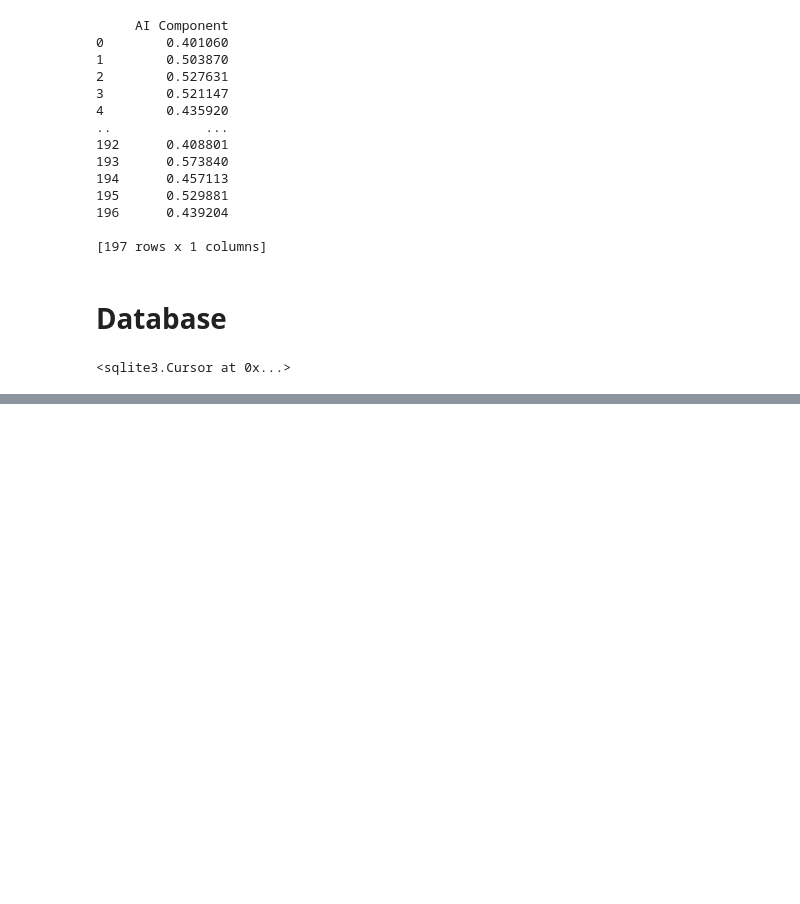
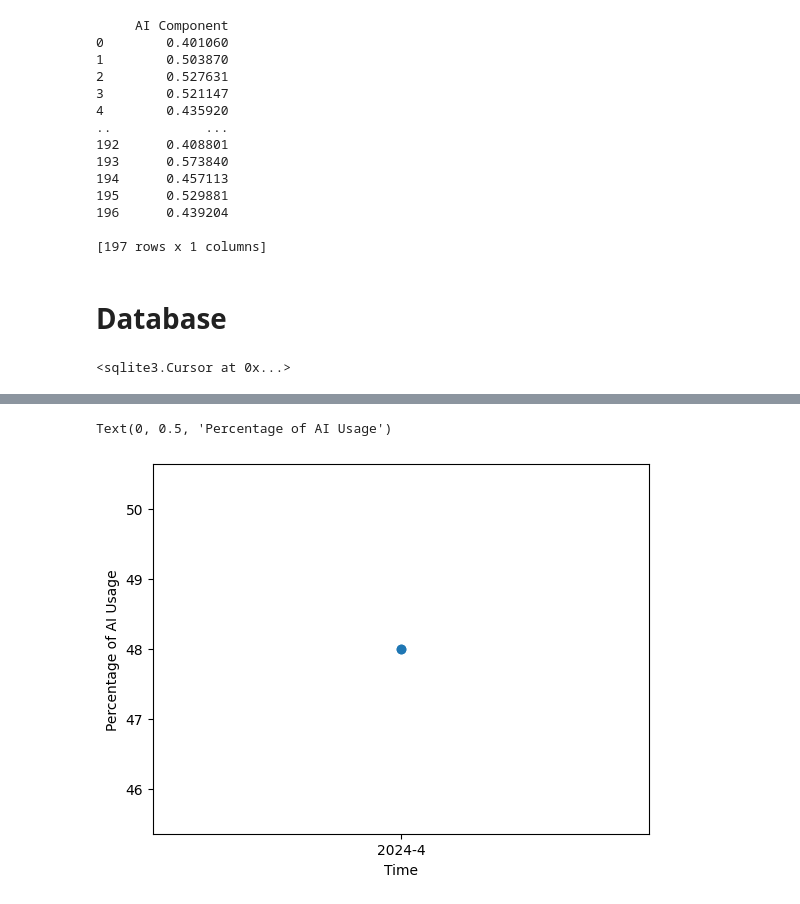
Before and after one commit to DoggoWoofWoof/CIE-Candidate-Selection, a Jupyter notebook: CIE_Candidate_Selection.ipynb, the cells around one changed output, grey strips where cells are left out. Cells and saved outputs as stored; diff of their text form; code cells hidden in the pictures; blank space fills up the shorter version.

Commit message:
AI Graph

```diff
--- a/CIE_Candidate_Selection.ipynb
+++ b/CIE_Candidate_Selection.ipynb
@@ -367,4 +367,4 @@ write_2_db(c, connection, "YEAR/3", int(get_year("5th","6th")))
 write_2_db(c, connection, "YEAR/4", int(get_year("7th","8th")))
 # %%
 c.execute("SELECT * from GRAPH_DATA")
-print(c.fetchall())
+db_output = c.fetchall()
@@ -381,0 +394,11 @@ print(c.fetchall())
+# %%
+x_values = [str(db_output[x][1])  + "-" + str(db_output[x][2]) for x in range(0, len(db_output), 11)]
+
+y_value_ai = [db_output[x][3] for x in range(0, len(db_output), 11)]
+
+plt.plot(x_values, y_value_ai, marker='o')
+plt.xlabel('Time')
+plt.ylabel('Percentage of AI Usage')
+# %% [output]
+Text(0, 0.5, 'Percentage of AI Usage')
+[figure, added]
```
Also changed, not shown: parts of 5 cells of this notebook.
